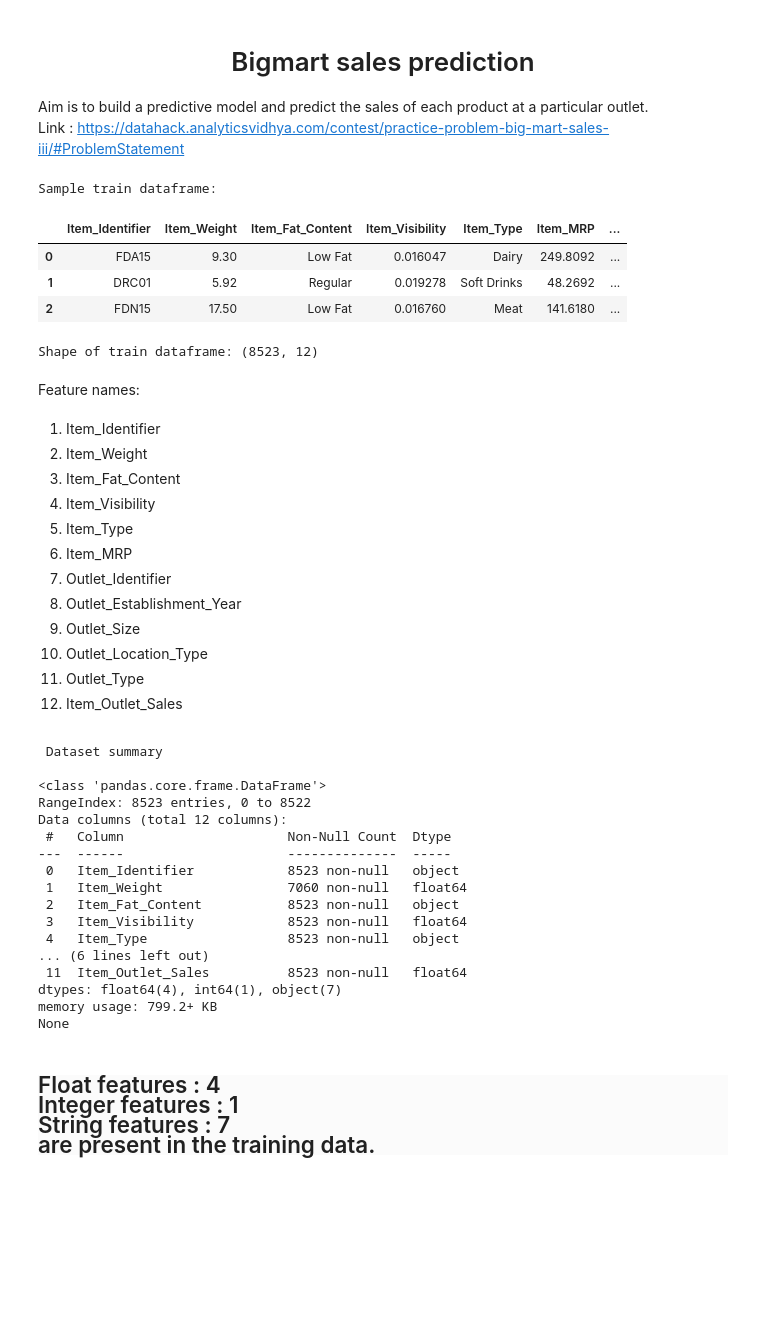
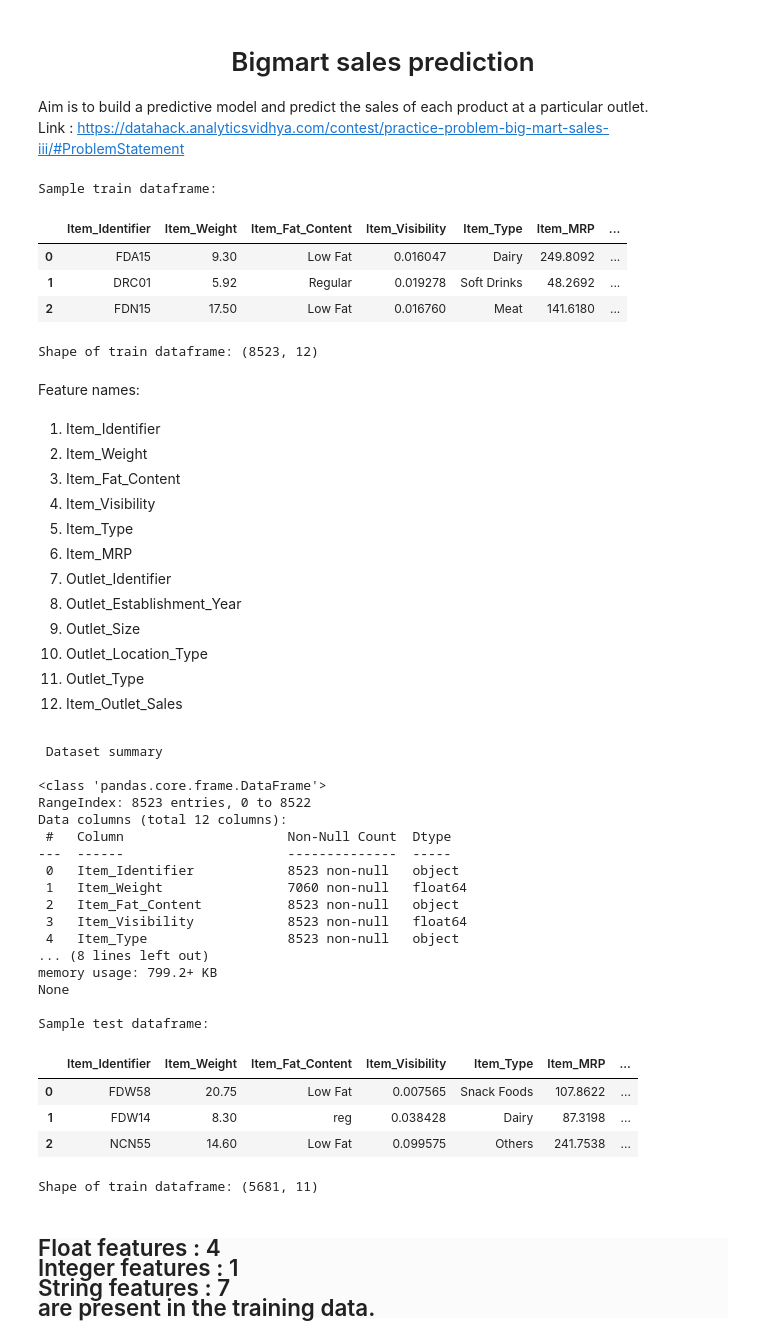
Before and after one commit to ajithcl/BigmartSalesPrediction, a Jupyter notebook: BigmartSalesPrediction.ipynb, the cells around one changed output. Cells and saved outputs as stored; diff of their text form; code cells hidden in the pictures; blank space fills up the shorter version.

```diff
--- a/BigmartSalesPrediction.ipynb
+++ b/BigmartSalesPrediction.ipynb
@@ -48,6 +51,10 @@ col_tags ="<ol>"+"".join([f"<li>{col}</li>" for col in df_train.columns]) + "<ol
 display(HTML(col_tags))
 print("\n Dataset summary \n")
 print (df_train.info())
+
+print ("\nSample test dataframe:\n")
+display(df_test.head(3))
+print (f"\nShape of train dataframe: {df_test.shape}\n")
 # %% [output]
 Sample train dataframe:
 |  | Item_Identifier | Item_Weight | Item_Fat_Content | Item_Visibility | Item_Type | Item_MRP | ... |
@@ -55,36 +62,41 @@ Sample train dataframe:
 | 1 | DRC01 | 5.92 | Regular | 0.019278 | Soft Drinks | 48.2692 | ... |
 | 2 | FDN15 | 17.50 | Low Fat | 0.016760 | Meat | 141.6180 | ... |
 Shape of train dataframe: (8523, 12)
 Feature names:
 Item_Identifier
 Item_Weight
 Item_Fat_Content
 Item_Visibility
 Item_Type
 Item_MRP
 Outlet_Identifier
 Outlet_Establishment_Year
 Outlet_Size
 Outlet_Location_Type
 Outlet_Type
 Item_Outlet_Sales
  Dataset summary
 
 <class 'pandas.core.frame.DataFrame'>
 RangeIndex: 8523 entries, 0 to 8522
 Data columns (total 12 columns):
  #   Column                     Non-Null Count  Dtype
 ---  ------                     --------------  -----
  0   Item_Identifier            8523 non-null   object
  1   Item_Weight                7060 non-null   float64
  2   Item_Fat_Content           8523 non-null   object
  3   Item_Visibility            8523 non-null   float64
  4   Item_Type                  8523 non-null   object
-... (6 lines left out)
- 11  Item_Outlet_Sales          8523 non-null   float64
-dtypes: float64(4), int64(1), object(7)
+... (8 lines left out)
 memory usage: 799.2+ KB
 None
+
+Sample test dataframe:
+|  | Item_Identifier | Item_Weight | Item_Fat_Content | Item_Visibility | Item_Type | Item_MRP | ... |
+| 0 | FDW58 | 20.75 | Low Fat | 0.007565 | Snack Foods | 107.8622 | ... |
+| 1 | FDW14 | 8.30 | reg | 0.038428 | Dairy | 87.3198 | ... |
+| 2 | NCN55 | 14.60 | Low Fat | 0.099575 | Others | 241.7538 | ... |
+Shape of train dataframe: (5681, 11)
 # %% [markdown]
 <h4 style="background-color:#fbfbfb;font-family:serif;font-size:160%;">
     Float features   : 4 <br>
```
Also changed, not shown: parts of 19 cells of this notebook.
